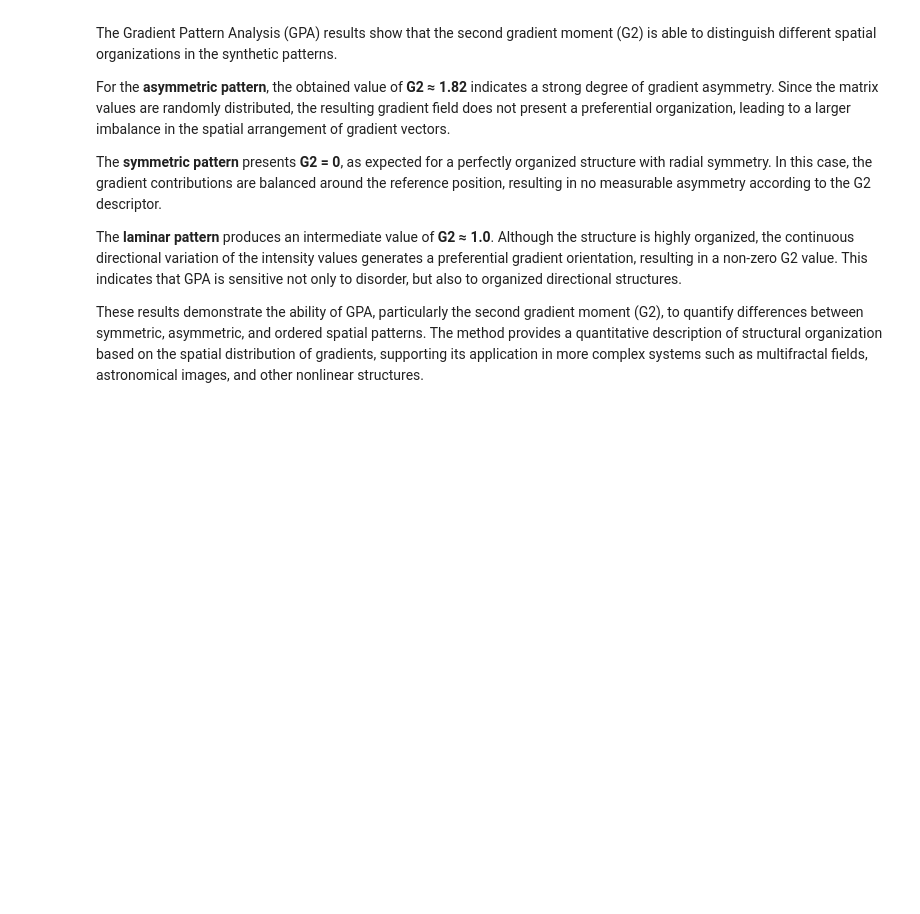
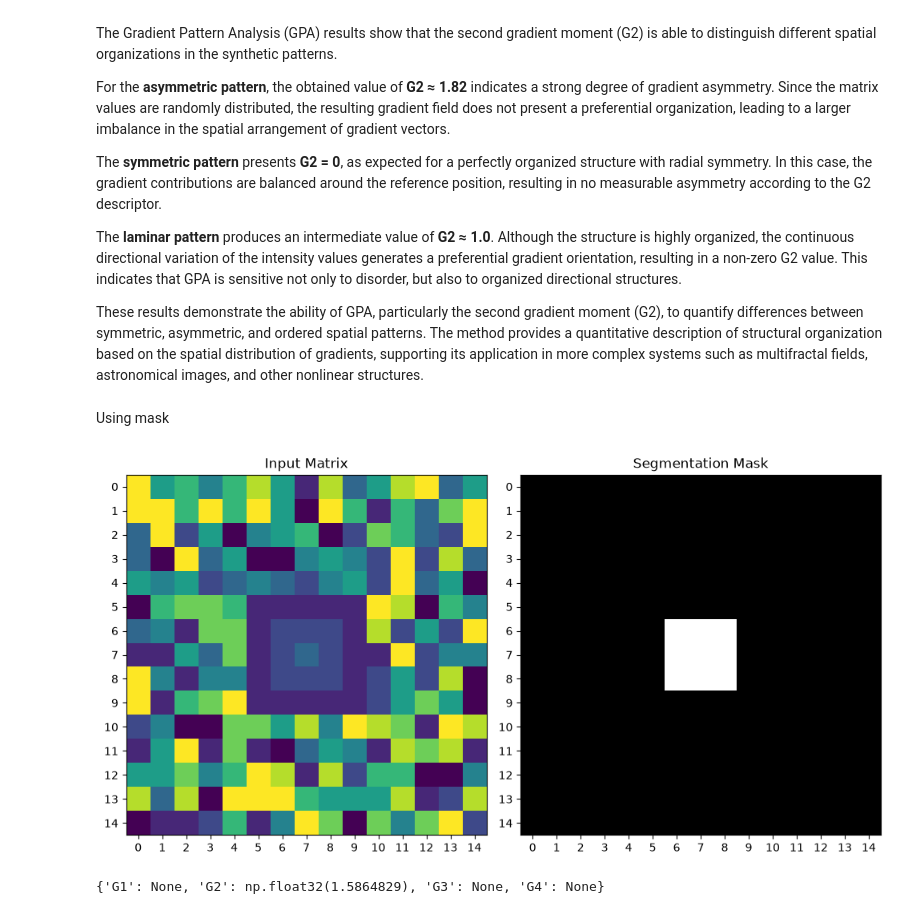
Before and after one commit to Desduh/gpa, a Jupyter notebook: experiments/gpa_basic_usage.ipynb, the cells around one changed output. Cells and saved outputs as stored; diff of their text form; code cells hidden in the pictures; blank space fills up the shorter version.

```diff
--- a/experiments/gpa_basic_usage.ipynb
+++ b/experiments/gpa_basic_usage.ipynb
@@ -317,3 +369,41 @@ The **symmetric pattern** presents **G2 = 0**, as expected for a perfectly organ
 The **laminar pattern** produces an intermediate value of **G2 ≈ 1.0**. Although the structure is highly organized, the continuous directional variation of the intensity values generates a preferential gradient orientation, resulting in a non-zero G2 value. This indicates that GPA is sensitive not only to disorder, but also to organized directional structures.
 
 These results demonstrate the ability of GPA, particularly the second gradient moment (G2), to quantify differences between symmetric, asymmetric, and ordered spatial patterns. The method provides a quantitative description of structural organization based on the spatial distribution of gradients, supporting its application in more complex systems such as multifractal fields, astronomical images, and other nonlinear structures.
+# %% [markdown]
+Using mask
+# %%
+matrix = np.random.randint(
+    0,
+    10,
+    (15, 15)
+).astype(np.float32)
+symmetric = create_symmetric_matrix(5).astype(np.float32)
+
+matrix[5:10, 5:10] = symmetric
+
+mask = np.zeros_like(matrix, dtype=np.uint8)
+mask[6:9, 6:9] = 1
+# %%
+fig, ax = plt.subplots(1, 2, figsize=(10, 5))
+
+ax[0].imshow(matrix, cmap="viridis")
+ax[0].set_title("Input Matrix")
+ax[0].set_xticks(range(matrix.shape[1]))
+ax[0].set_yticks(range(matrix.shape[0]))
+
+ax[1].imshow(mask, cmap="gray", vmin=0, vmax=1)
+ax[1].set_title("Segmentation Mask")
+ax[1].set_xticks(range(mask.shape[1]))
+ax[1].set_yticks(range(mask.shape[0]))
+
+plt.tight_layout()
+plt.show()
+# %% [output]
+[figure, added]
+# %%
+gpaObject = GPA(matrix)
+gpaObject.setPosition(7, 7)
+ga = gpaObject.evaluate(mtol=0.01, ftol=0.02, ptol=0.01)
+ga
+# %% [output]
+{'G1': None, 'G2': np.float32(1.5864829), 'G3': None, 'G4': None}
```
Also changed, not shown: parts of 6 cells of this notebook, 1 other file.
